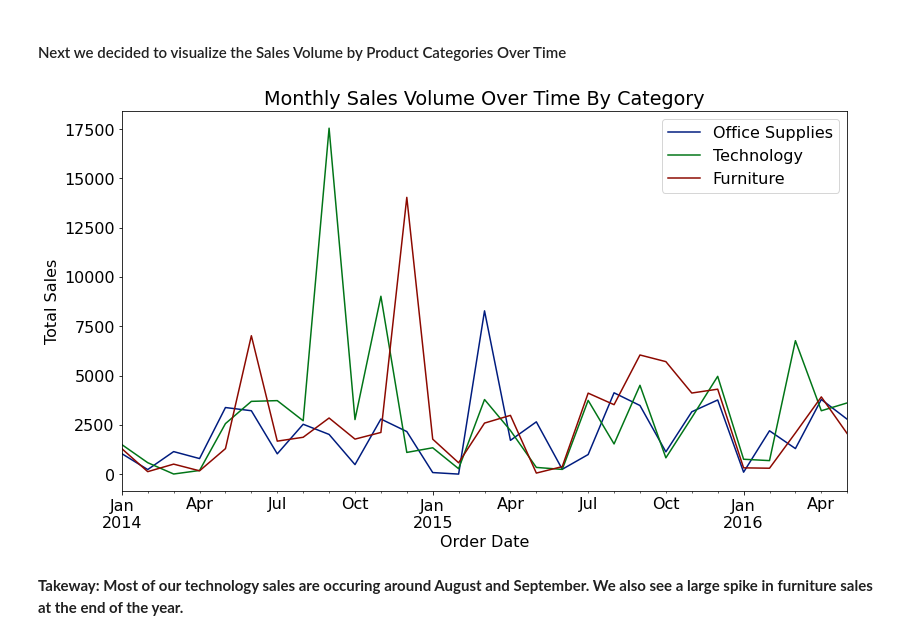
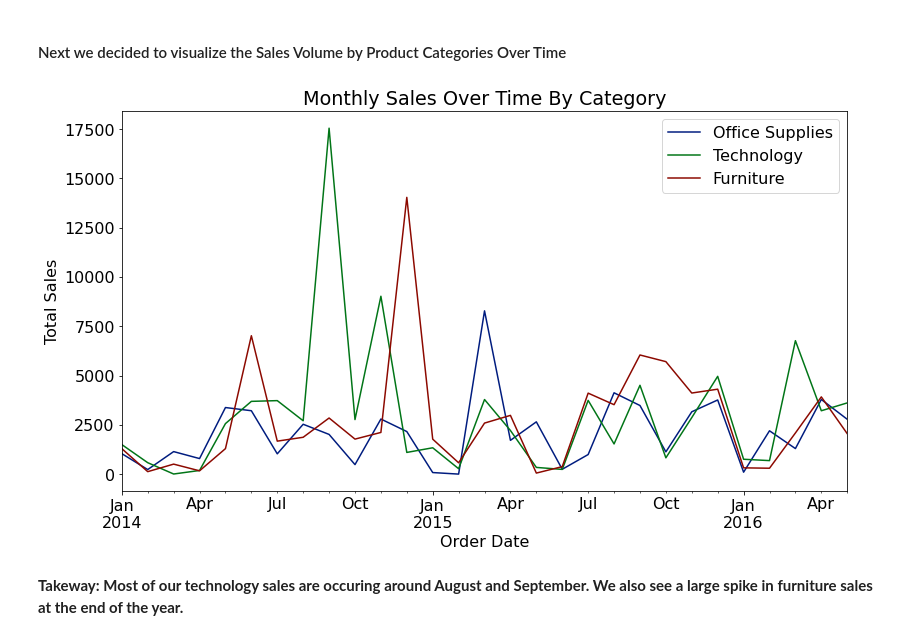
Before and after one commit to Kristofer-Rivera-and-Oliver-Ton/time_series_project, a Jupyter notebook: superstore_final.ipynb, the cells around one changed output. Saved outputs shown, nothing was run; the diff lists cells and outputs as text; code cells hidden in the pictures.

```diff
--- a/superstore_final.ipynb
+++ b/superstore_final.ipynb
@@ -129,14 +128,14 @@ None
 # %%
 #Better graph
 for c in train.category.unique():
     sample = train[train.category == c]
     sample.resample('M').sales.sum().plot(label=c)
     plt.legend()
-plt.title("Monthly Sales Volume Over Time By Category")
+plt.title("Monthly Sales Over Time By Category")
 plt.ylabel("Total Sales")
 None
 # %% [output]
-[figure, old version]
+[figure, new version]
 # %% [markdown]
 **Takeway: Most of our technology sales are occuring around August and September. We also see a large spike in furniture sales at the end of the year.**
 # %% [markdown]
```
Also changed, not shown: parts of 11 cells of this notebook.
